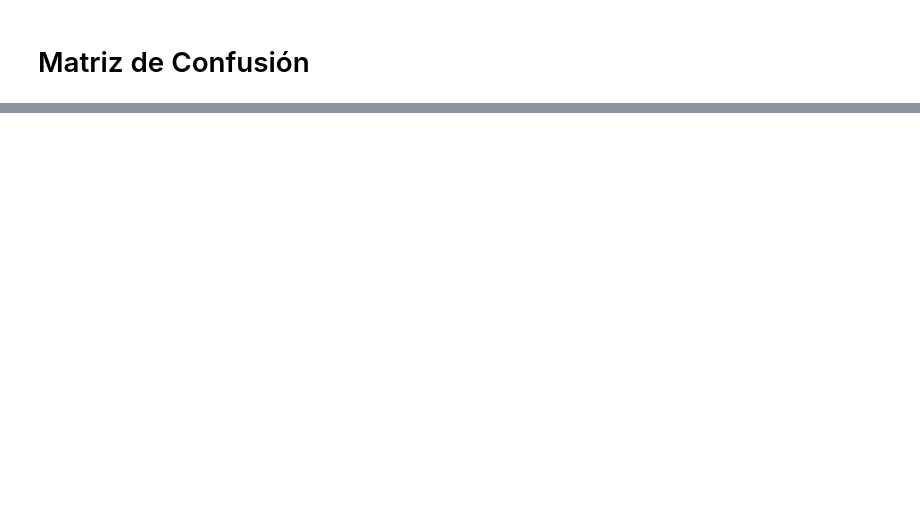
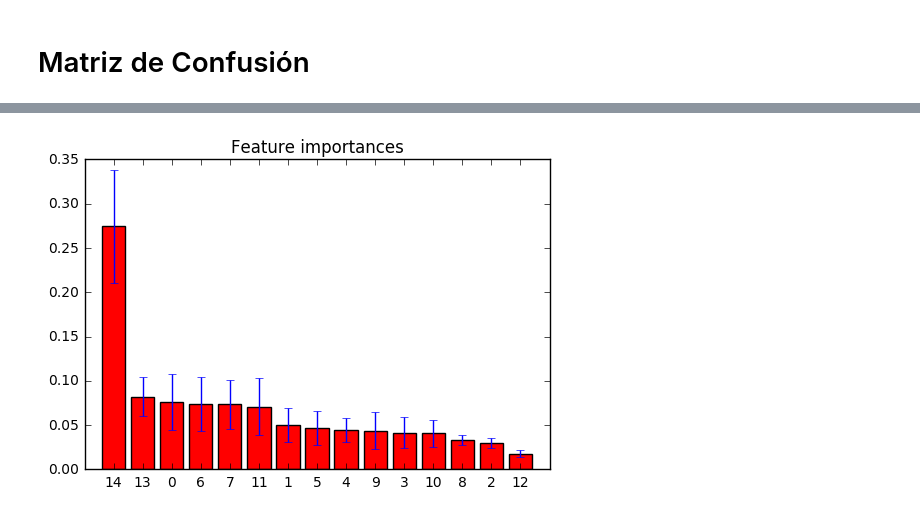
Before and after one commit to nicolasencina/Inteligencia_Proyecto, a Jupyter notebook: Preprocesamiento.ipynb, the cells around one changed output, grey strips where cells are left out. Cells and saved outputs as stored; diff of their text form; code cells hidden in the pictures; blank space fills up the shorter version.

Commit message:
Random forest para todas las características

```diff
--- a/Preprocesamiento.ipynb
+++ b/Preprocesamiento.ipynb
@@ -642,0 +719,80 @@ Normalized confusion matrix
+# %%
+import numpy as np
+%matplotlib inline
+import matplotlib.pylab as plt
+
+from sklearn.cross_validation import train_test_split
+from sklearn.model_selection import cross_val_score
+from sklearn.datasets import make_blobs
+from sklearn.ensemble import RandomForestClassifier, GradientBoostingClassifier
+from sklearn.ensemble import ExtraTreesClassifier
+from sklearn.tree import DecisionTreeClassifier
+
+N_features = len(caracteristicas[1,:])
+X_all = caracteristicas[:,1:N_features]
+Y_all = all_class_labels
+
+'''
+fig = plt.figure(figsize=(6, 4))
+ax = fig.add_subplot(1, 1, 1)
+ax.scatter(X[:, 0], X[:, 2], c=Y, linewidth=0, alpha=0.5, s=20)
+plt.grid()
+'''
+
+X_train_all, X_test_all, Y_train_all, Y_test_all = train_test_split(X_all, Y_all, train_size=0.25, random_state = 42)
+
+clf_all = RandomForestClassifier(n_estimators=100, max_depth=None, bootstrap = True)
+clf_all = clf.fit(X_train_all, Y_train_all)
+Y_pred_all = clf_all.predict_proba(X_test_all)
+
+
+importances = clf.feature_importances_
+std = np.std([tree.feature_importances_ for tree in clf_all.estimators_],
+             axis=0)
+indices = np.argsort(importances)[::-1]
+
+# Print the feature ranking
+print("Feature ranking:")
+
+for f in range(X_all.shape[1]):
+
+    #print("%d. feature %d (%f)" % (f + 1, indices[f], importances[indices[f]]))
+    print str(f+1)+". "+ features_names[indices[f]] + ": "+str(importances[indices[f]])
+
+# Plot the feature importances of the forest
+plt.figure()
+plt.title("Feature importances")
+plt.bar(range(X_all.shape[1]), importances[indices],
+       color="r", yerr=std[indices], align="center")
+plt.xticks(range(X.shape[1]), indices)
+plt.xlim([-1, X_all.shape[1]])
+plt.show()
+
+########################3
+
+from sklearn import metrics
+from sklearn.metrics import accuracy_score
+
+def prediction(arreglo):
+    n_clases = len(arreglo[0])
+    pred = []
+    for prediccion in arreglo:
+        actual_max = 0
+        indice_max = 0
+        for i, dato in enumerate(prediccion):
+            if dato >= actual_max:
+                actual_max = dato
+                indice_max = i
+        pred.append(indice_max)
+    return pred
+
+#score = metrics.f1_score(y_test, pred, pos_label=list(set(y_test)))
+# training score
+#score_train = metrics.f1_score(y_train, pred_train, pos_label=list(set(y_train)))
+
+y_test_all = Y_test_all
+pred_all = Y_pred_all
+pred_pscore_all = prediction(pred_all)
+pscore_all = metrics.accuracy_score(y_test_all, pred_pscore_all)
+print pscore_all
+# %% [output]
@@ -642,0 +815 @@ Normalized confusion matrix
+[figure, added]
```
Also changed, not shown: parts of 10 cells of this notebook.
